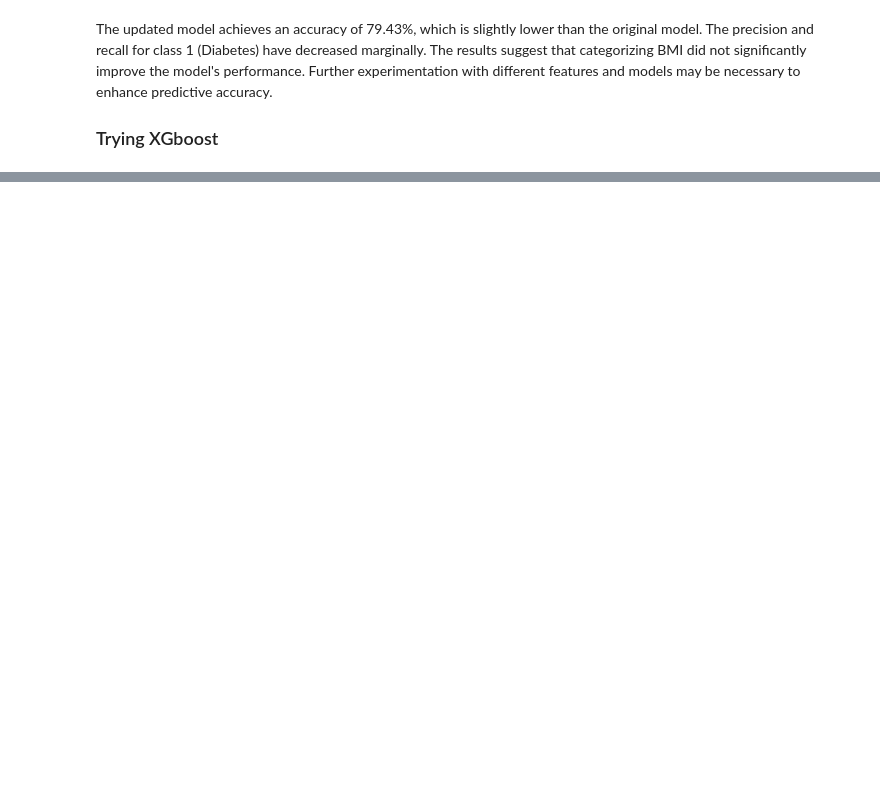
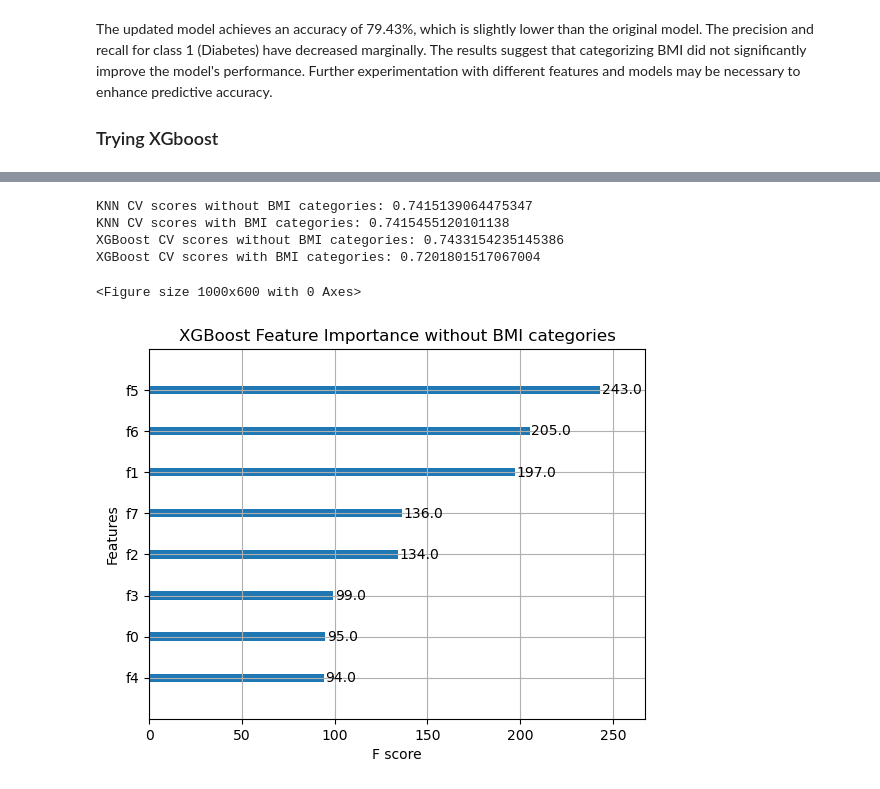
Before and after one commit to hugofitipaldi/kaggle, a Jupyter notebook: diabetes/diabetes_classification.ipynb, the cells around one changed output, grey strips where cells are left out. Drawn from its saved outputs; the diff is of its cells as text; code cells hidden in the pictures; blank space fills up the shorter version.

```diff
--- a/diabetes/diabetes_classification.ipynb
+++ b/diabetes/diabetes_classification.ipynb
@@ -167,12 +166,12 @@ The model achieves good overall accuracy (80.14%). It performs better in predict
 
 ### What if we categorize BMI?
 # %%
-# Categorizing BMI
-train['BMI_Category'] = pd.cut(train['BMI'], bins=[0, 18.5, 24.9, 29.9, float('inf')], labels=['Underweight', 'Normal', 'Overweight', 'Obese'])
-
-# Creating dummy variables for the BMI categories
-train = pd.get_dummies(train, columns=['BMI_Category'], drop_first=True)
-train.head()
+# Data Preprocessing with BMI Categorization
+train_with_cat = train.drop(columns=['Id'])
+train_with_cat['BMI_Category'] = pd.cut(train_with_cat['BMI'], bins=[0, 18.5, 24.9, 29.9, float('inf')],
+                                  labels=['Underweight', 'Normal', 'Overweight', 'Obese'])
+train_with_cat = pd.get_dummies(train_with_cat, columns=['BMI_Category'], drop_first=True)
+train_with_cat.head()
 # %% [output]
 |  | Pregnancies | Glucose | BloodPressure | SkinThickness | Insulin | BMI | DiabetesPedigreeFunction | Age | ... |
 | 0 | 6 | 148 | 72 | 35 | 0 | 33.6 | 0.627 | 50 | ... |
@@ -214,0 +182,13 @@ weighted avg       0.79      0.79      0.79       141
+# %%
+X_with_cat = train_with_cat.drop(columns=['Outcome', 'BMI'])
+scaler = StandardScaler()
+X_with_cat_scaled = scaler.fit_transform(X_with_cat)
+
+X_train_with_cat, X_test_with_cat, y_train, y_test = train_test_split(X_with_cat_scaled, y, stratify=y, random_state=42)
+
+# KNN Model with BMI Categorization
+knn_with_cat = KNN(n_neighbors=5)
+knn_with_cat.fit(X_train_with_cat, y_train)
+
+print("KNN Model (with BMI Cat) Evaluation:")
+evaluate_model(knn_with_cat, X_train_with_cat, X_test_with_cat, y_train, y_test)
@@ -219,10 +214,9 @@ The updated model achieves an accuracy of 79.43%, which is slightly lower than t
 # %%
 import xgboost as xgb
 
-xg_cl = xgb.XGBClassifier(objective='binary:logistic', n_estimators=10, seed=123)
-xg_cl.fit(X_train, y_train)
-preds = xg_cl.predict(X_test)
+xgb_no_cat = xgb.XGBClassifier(objective='binary:logistic', n_estimators=100, seed=123)
+xgb_no_cat.fit(X_train, y_train)
 
-accuracy = float(np.sum(preds==y_test))/y_test.shape[0]
-print("accuracy: %f" % (accuracy))
+print("\nXGBoost Model Evaluation:")
+evaluate_model(xgb_no_cat, X_train, X_test, y_train, y_test)
 # %% [output]
@@ -229,0 +286,22 @@ accuracy: 0.815603
+# %%
+# 10. Cross-Validation Comparison
+print("KNN CV scores without BMI categories:", cross_val_score(knn, X_scaled, y, cv=5).mean())
+print("KNN CV scores with BMI categories:", cross_val_score(knn_with_cat, X_with_cat_scaled, y, cv=5).mean())
+print("XGBoost CV scores without BMI categories:", cross_val_score(xgb_no_cat, X_scaled, y, cv=5).mean())
+print("XGBoost CV scores with BMI categories:", cross_val_score(xgb_with_cat, X_with_cat_scaled, y, cv=5).mean())
+# %% [output]
+KNN CV scores without BMI categories: 0.7415139064475347
+KNN CV scores with BMI categories: 0.7415455120101138
+XGBoost CV scores without BMI categories: 0.7433154235145386
+XGBoost CV scores with BMI categories: 0.7201801517067004
+# %%
+import matplotlib.pyplot as plt
+import seaborn as sns
+#Feature Importance Analysis (for XGBoost)
+plt.figure(figsize=(10, 6))
+xgb.plot_importance(xgb_no_cat)
+plt.title("XGBoost Feature Importance without BMI categories")
+plt.show()
+# %% [output]
+<Figure size 1000x600 with 0 Axes>
+[figure, added]
```
Also changed, not shown: parts of 11 cells of this notebook.
